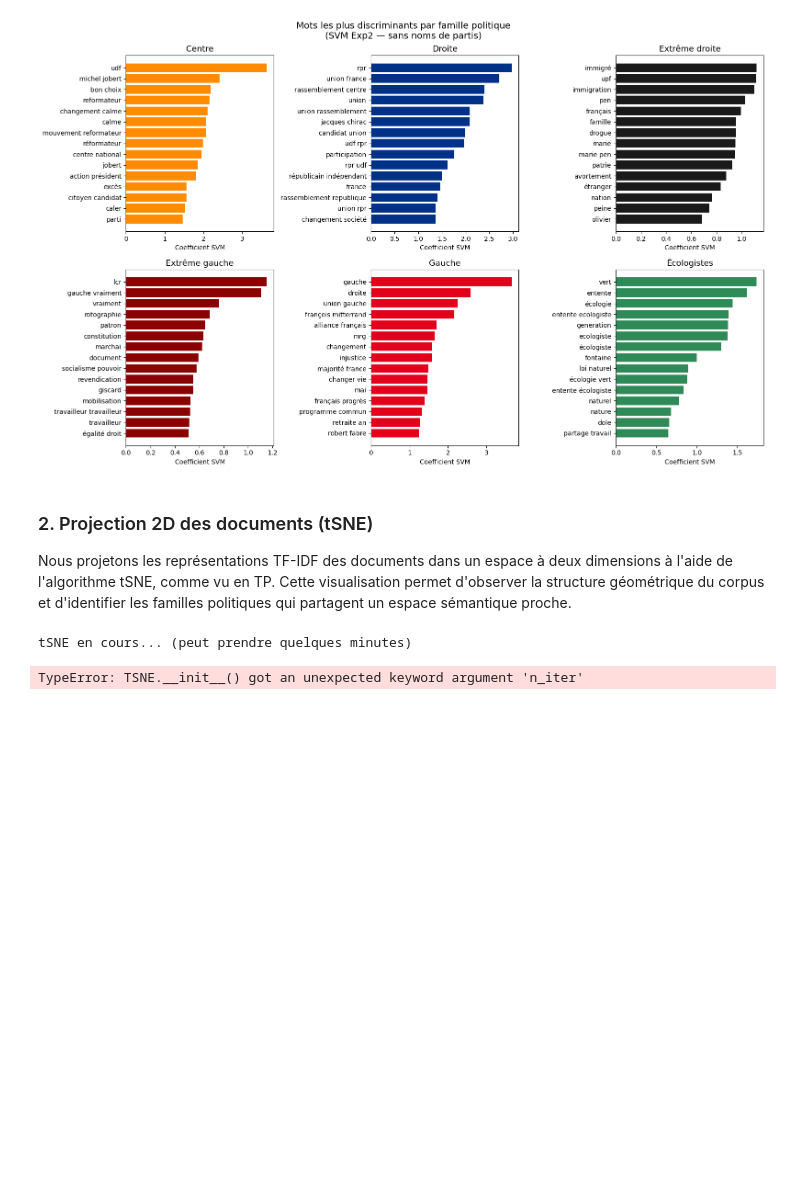
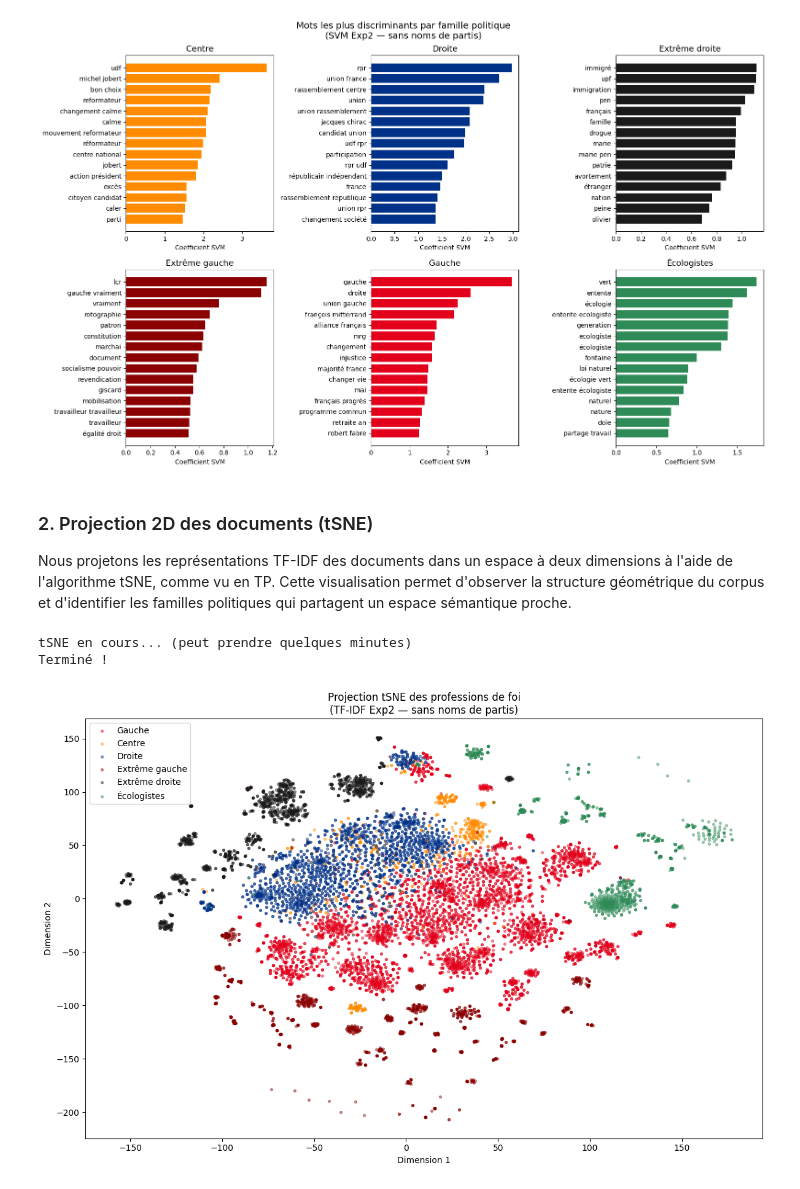
Before and after one commit to GabinSmt/archelec-political-detection, a Jupyter notebook: notebooks/archelec_political_detection.ipynb, the cells around one changed output. Saved outputs shown, nothing was run; the diff lists cells and outputs as text; code cells hidden in the pictures; blank space fills up the shorter version.

Commit message:
Add tSNE visualization and discriminant words analysis

```diff
--- a/notebooks/archelec_political_detection.ipynb
+++ b/notebooks/archelec_political_detection.ipynb
@@ -797,32 +797,33 @@ from sklearn.manifold import TSNE
 import numpy as np
 
 # Encoder tous les docs avec le TF-IDF de l'Exp2
 tfidf_matrix = pipeline_svm_exp2.named_steps['tfidf'].transform(
     df_final['text_no_party_processed']
 )
 
 # Réduire en 2D avec tSNE — mêmes paramètres que le TP
 print("tSNE en cours... (peut prendre quelques minutes)")
-tsne = TSNE(n_components=2, random_state=0, n_iter=2000, perplexity=15.0)
+tsne = TSNE(n_components=2, random_state=0, max_iter=2000, perplexity=15.0)
 X_2d = tsne.fit_transform(tfidf_matrix.toarray())
 print("Terminé !")
 
 # Visualisation
 fig, ax = plt.subplots(figsize=(12, 8))
 for famille in df_final['famille_politique'].unique():
     mask = df_final['famille_politique'] == famille
     ax.scatter(
         X_2d[mask, 0], X_2d[mask, 1],
         c=colors[famille], label=famille,
         alpha=0.4, s=8
     )
 
 ax.legend(fontsize=10)
 ax.set_title('Projection tSNE des professions de foi\n(TF-IDF Exp2 — sans noms de partis)')
 ax.set_xlabel('Dimension 1')
 ax.set_ylabel('Dimension 2')
 plt.tight_layout()
 plt.show()
 # %% [output]
 tSNE en cours... (peut prendre quelques minutes)
+Terminé !
-TypeError: TSNE.__init__() got an unexpected keyword argument 'n_iter'
+[figure, added]
```
